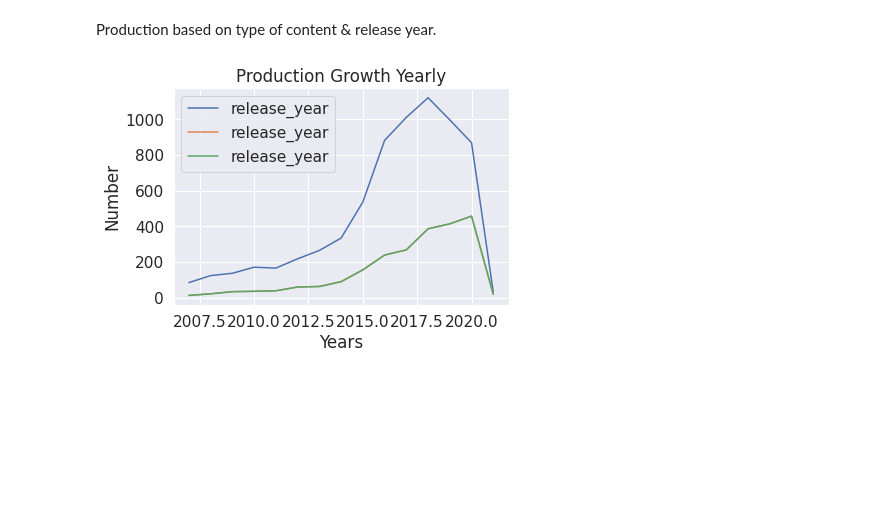
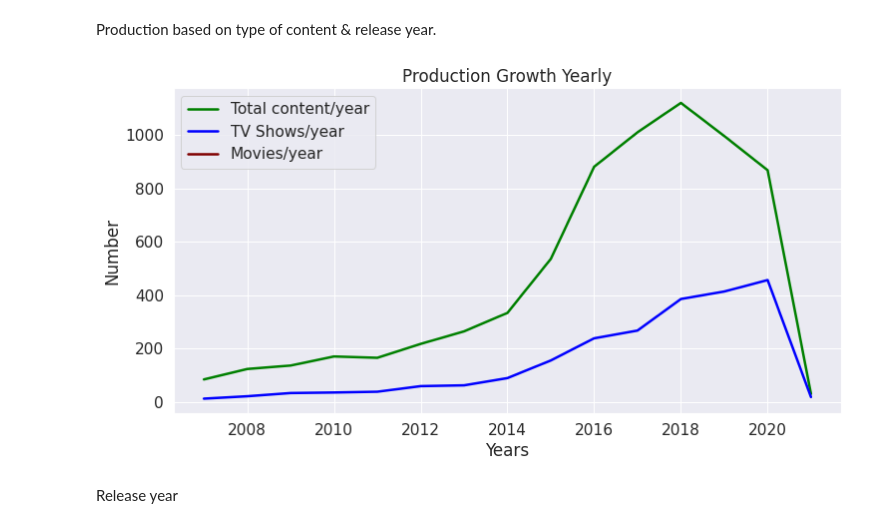
Before and after one commit to Ranjitghadge/NETFLIX-MOVIES-AND-TV-SHOWS-CLUSTERING, a Jupyter notebook: Ranjit_G_NETFLIX_MOVIES_AND_TV_SHOWS_CLUSTERING.ipynb, the cells around one changed output. Saved outputs shown, nothing was run; the diff lists cells and outputs as text; code cells hidden in the pictures; blank space fills up the shorter version.

```diff
--- a/Ranjit_G_NETFLIX_MOVIES_AND_TV_SHOWS_CLUSTERING.ipynb
+++ b/Ranjit_G_NETFLIX_MOVIES_AND_TV_SHOWS_CLUSTERING.ipynb
@@ -171,25 +180,28 @@ plt.show()
 Production based on type of content & release year.
 # %%
 #Create dataframe for TV Shows & Movie
-yearwise_movies= df[df.type=='TV Show']['release_year'].value_counts().sort_index(ascending=False).head(15)
+yearwise_movies= df[df.type=='TV Movies']['release_year'].value_counts().sort_index(ascending=False).head(15)
 yearwise_shows= df[df.type=='TV Show']['release_year'].value_counts().sort_index(ascending=False).head(15)
 total_content=df['release_year'].value_counts().sort_index(ascending=False).head(15)
 # %%
 #Plot the number of movies across years
 sns.set(font_scale=1.4)
-total_content.plot()
-yearwise_movies.plot()
-yearwise_shows.plot()
+total_content.plot(figsize=(12,6),linewidth=2.5,color='green',label="Total content/year")
+yearwise_shows.plot(figsize=(12,6),linewidth=2.5,color='blue',label="TV Shows/year")
+yearwise_movies.plot(figsize=(12,6),linewidth=2.5, color='maroon',label="Movies/year")
+
 plt.xlabel("Years")
 plt.ylabel("Number")
 plt.legend()
 
 plt.title('Production Growth Yearly')
 
 # show a legend on the plot
 plt.legend()
 
 # function to show the plot
 plt.show()
 # %% [output]
-[figure, old version]
+[figure, new version]
+# %% [markdown]
+Release year
```
Also changed, not shown: parts of 24 cells of this notebook.
